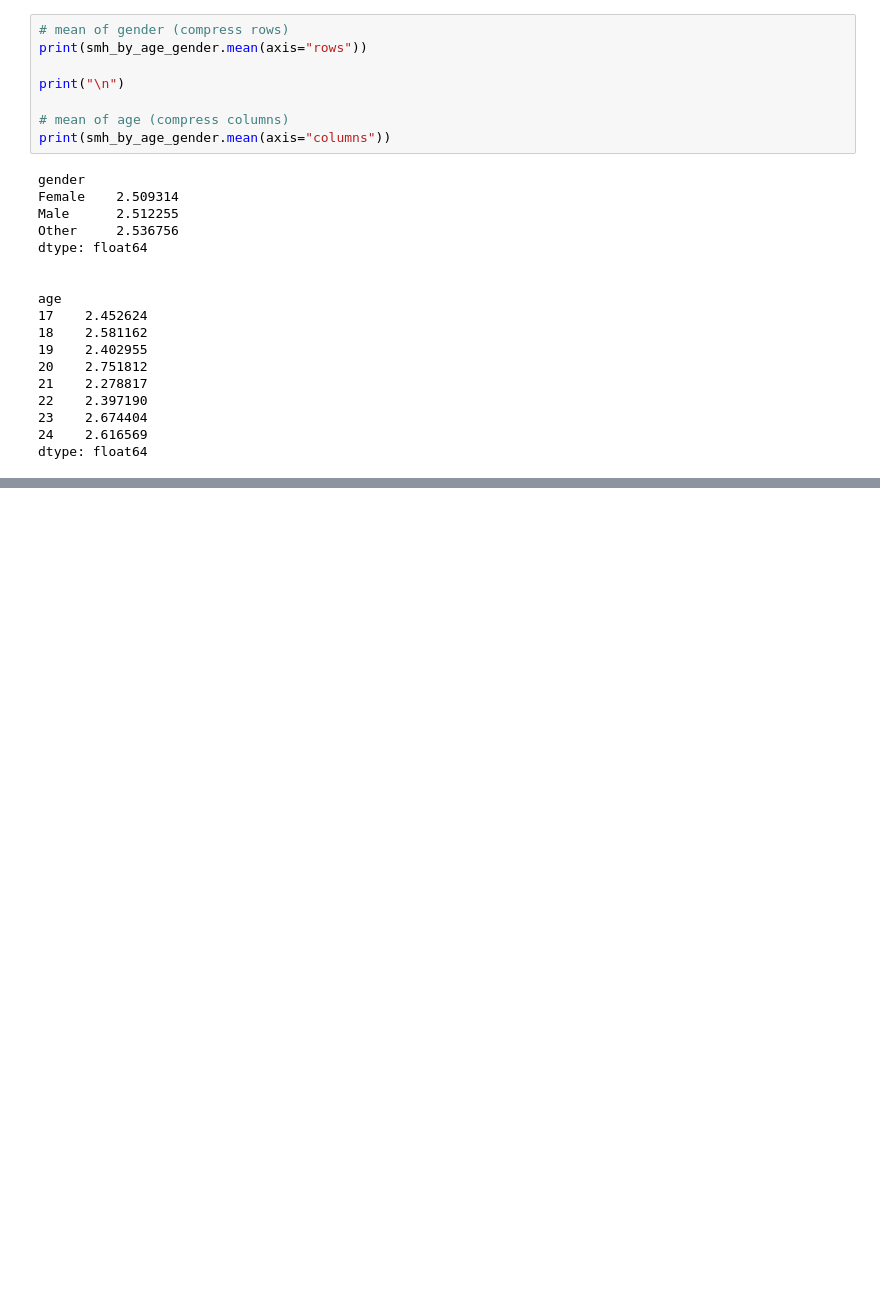
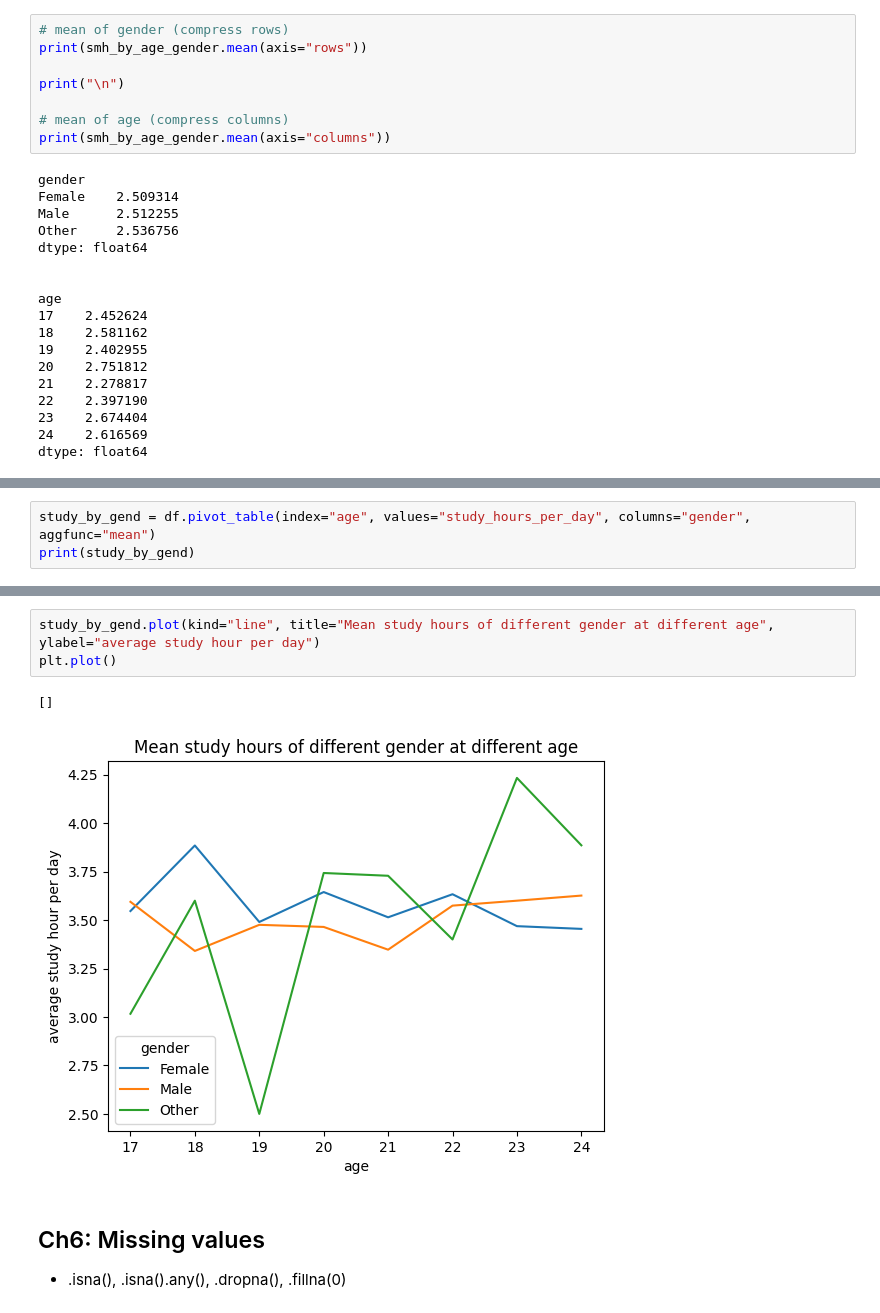
Before and after one commit to anakin-1181/DS_Pandas, a Jupyter notebook: pandas.ipynb, the cells around one changed output, grey strips where cells are left out. Cells and saved outputs as stored; diff of their text form; blank space fills up the shorter version.

```diff
--- a/pandas.ipynb
+++ b/pandas.ipynb
@@ -325,0 +357,3 @@ dtype: float64
+# %%
+study_by_gend = df.pivot_table(index="age", values="study_hours_per_day", columns="gender", aggfunc="mean")
+print(study_by_gend)
@@ -325,0 +371,9 @@ dtype: float64
+# %%
+study_by_gend.plot(kind="line", title="Mean study hours of different gender at different age", ylabel="average study hour per day")
+plt.plot()
+# %% [output]
+[]
+[figure, added]
+# %% [markdown]
+## Ch6: Missing values
+- .isna(), .isna().any(), .dropna(), .fillna(0)
```
Also changed, not shown: parts of 8 cells of this notebook.
